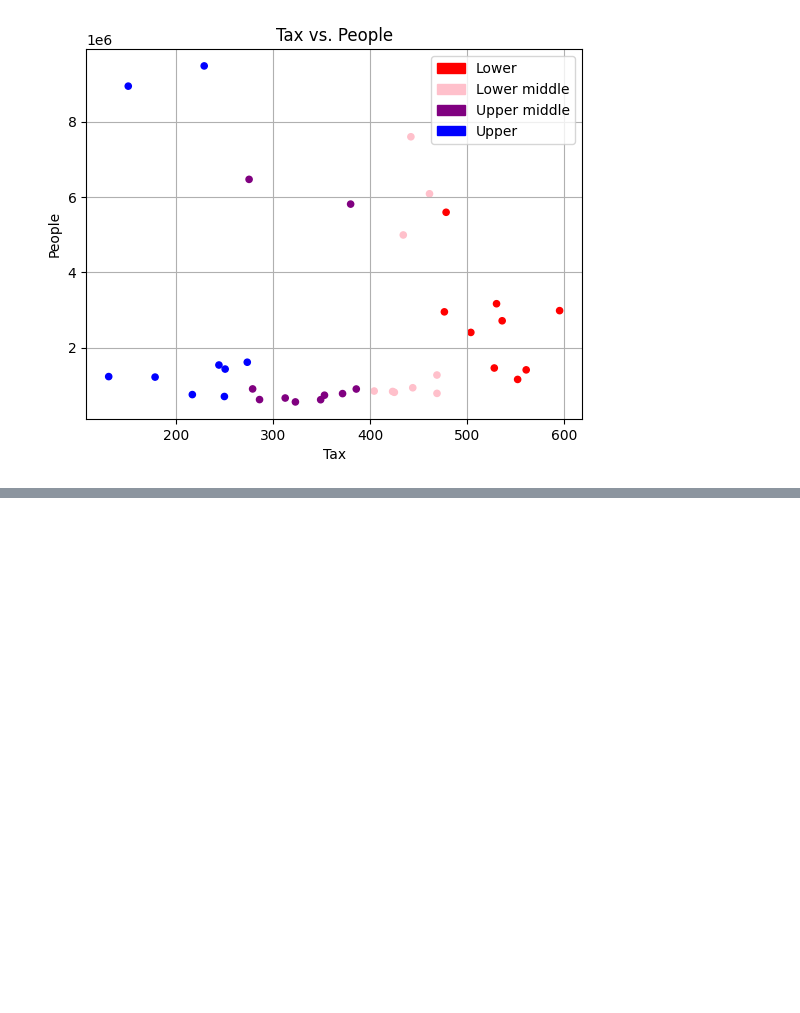
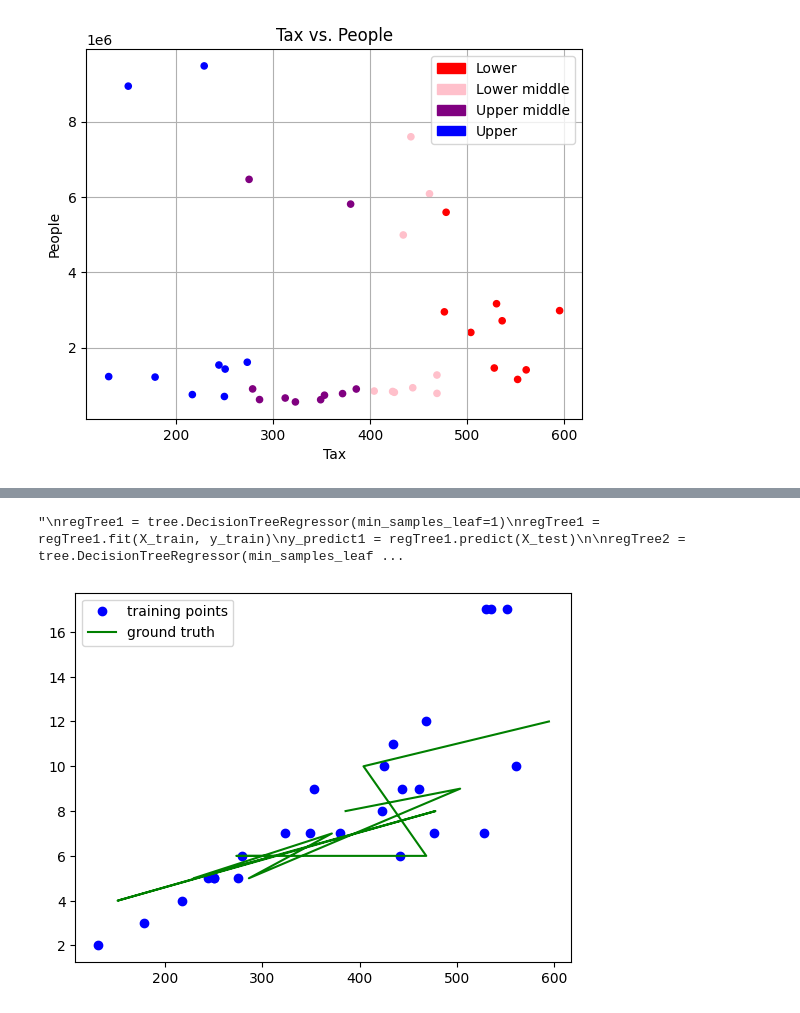
Before and after one commit to Katie-Maddick/University-Big-Data-Project, a Jupyter notebook: Project_26313331/Project.ipynb, the cells around one changed output, grey strips where cells are left out. Cells and saved outputs as stored; diff of their text form; code cells hidden in the pictures; blank space fills up the shorter version.

```diff
--- a/Project_26313331/Project.ipynb
+++ b/Project_26313331/Project.ipynb
@@ -331,0 +377,67 @@ only showing top 20 rows
+# %%
+# Decision Tree
+
+from sklearn import tree
+import sklearn.metrics as metrics
+
+X=Dat[['Avg_tax']]
+y=Dat['Rating']
+
+# Split the data into training and testing sets
+X_train, X_test, y_train, y_test = train_test_split(X, y, test_size=0.3, random_state=42)
+plt.figure()
+plt.clf()
+plt.plot(X_train,y_train, 'bo')
+plt.plot(X_test,y_test, 'g')
+plt.legend(('training points', 'ground truth'))
+#plt.show()
+
+'''
+regTree1 = tree.DecisionTreeRegressor(min_samples_leaf=1)
+regTree1 = regTree1.fit(X_train, y_train)
+y_predict1 = regTree1.predict(X_test)
+
+regTree2 = tree.DecisionTreeRegressor(min_samples_leaf=5)
+regTree2 = regTree2.fit(X_train, y_train)
+y_predict2 = regTree2.predict(X_test)
+
+regTree3 = tree.DecisionTreeRegressor(min_samples_leaf=10)
+regTree3 = regTree3.fit(X_train, y_train)
+y_predict3 = regTree3.predict(X_test)
+
+fig, axs = plt.subplots(3,1,figsize=(7, 18))
+
+
+# plot for min_samples = 1:
+axs[0].plot(X_train,y_train, 'bo')
+axs[0].plot(X_test,y_test, 'g')
+# plot the predicted values:
+axs[0].plot(X_test, y_predict1, 'r')
+axs[0].set_title('min_samples = 1')
+
+# plot for min_samples = 5:
+axs[1].plot(X_train,y_train, 'bo')
+axs[1].plot(X_test,y_test, 'g')
+# plot the predicted values:
+axs[1].plot(X_test, y_predict2, 'r')
+axs[1].set_title('min_samples = 2')
+
+# plot for min_samples = 10:
+axs[2].plot(X_train,y_train, 'bo')
+axs[2].plot(X_test,y_test, 'g')
+# plot the predicted values:
+axs[2].plot(X_test, y_predict3, 'r')
+axs[2].set_title('min_samples = 3')
+
+plt.show()
+
+y_predict_train1 = regTree1.predict(X_train)
+mseTrainTree1 = metrics.mean_squared_error(y_train, y_predict_train1)
+mseTrainTree2 = metrics.mean_squared_error(y_train, regTree2.predict(X_train))
+mseTrainTree3 = metrics.mean_squared_error(y_train, regTree3.predict(X_train))
+
+mseTrainTree1, mseTrainTree2, mseTrainTree3
+'''
+# %% [output]
+"\nregTree1 = tree.DecisionTreeRegressor(min_samples_leaf=1)\nregTree1 = regTree1.fit(X_train, y_train)\ny_predict1 = regTree1.predict(X_test)\n\nregTree2 = tree.DecisionTreeRegressor(min_samples_leaf ...
+[figure, added]
```
Also changed, not shown: parts of 11 cells of this notebook.
